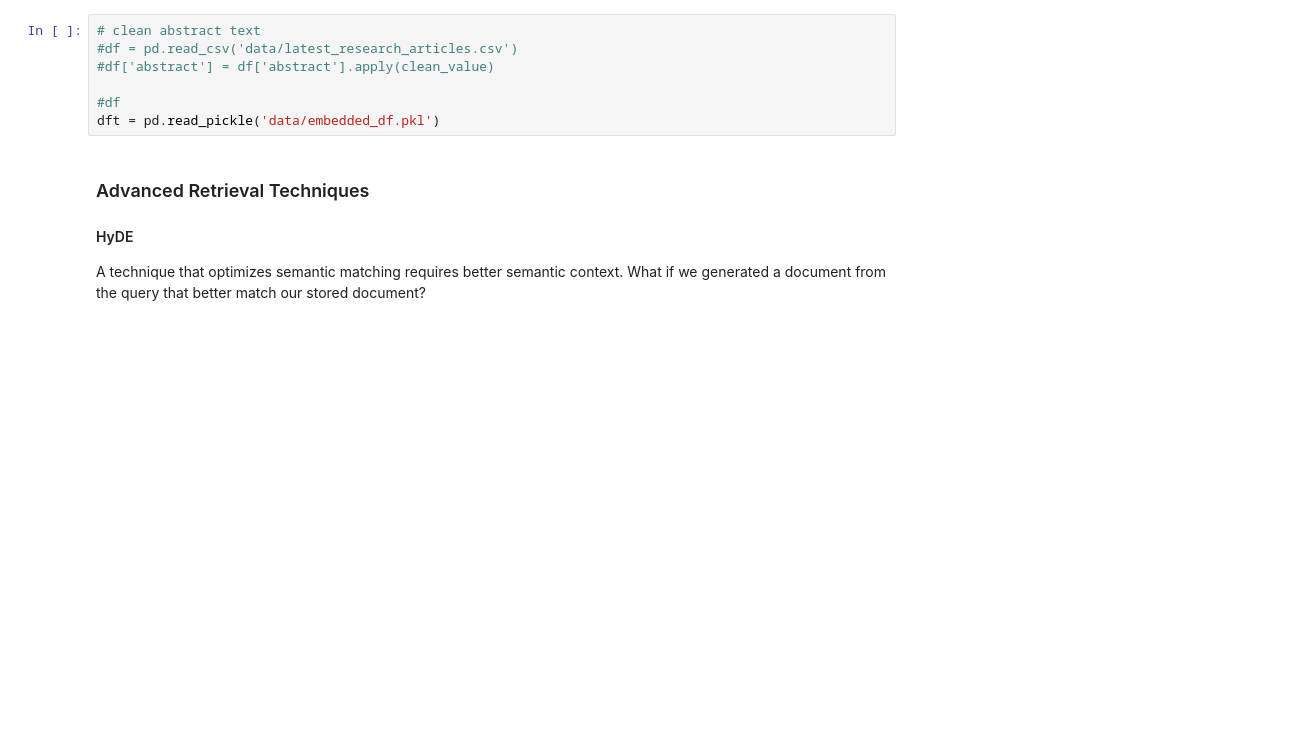
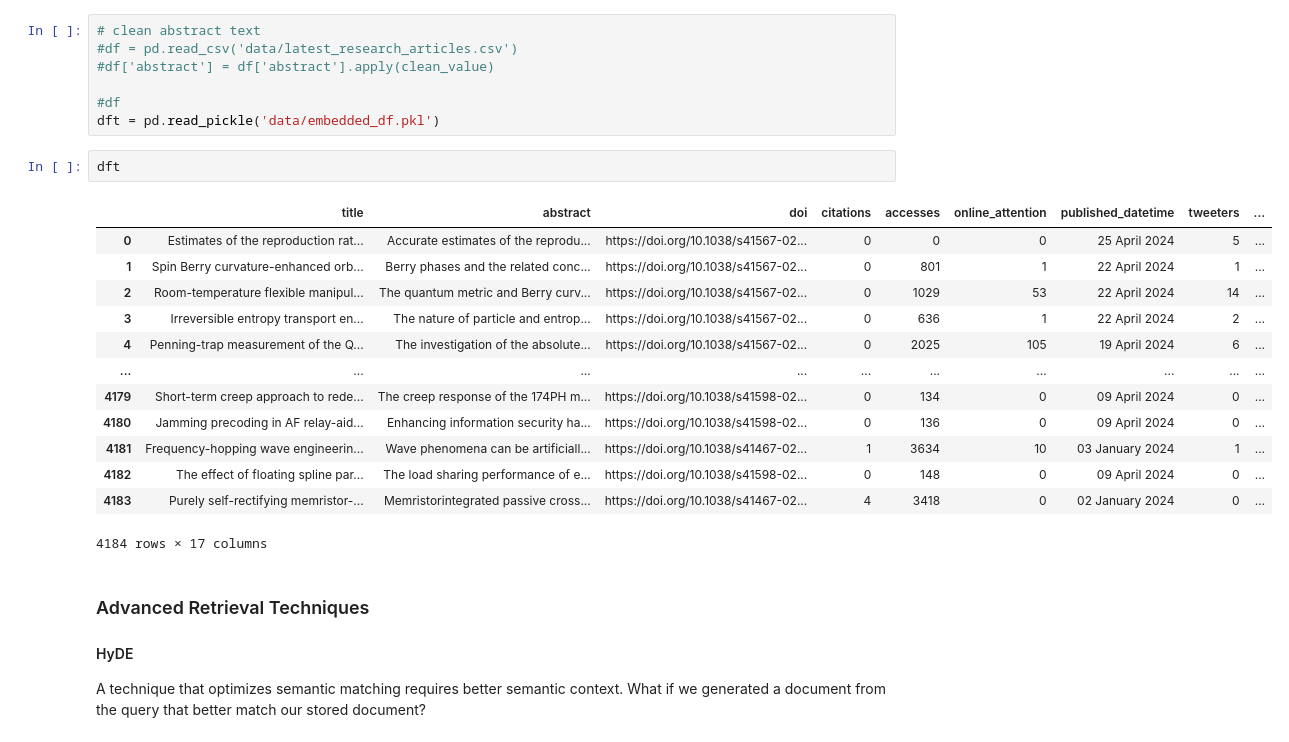
Before and after one commit to cybernewbee/gsb570, a Jupyter notebook: 3-Embeddings/4-RAG-HyDE.ipynb, the cells around one changed output. Drawn from its saved outputs; the diff is of its cells as text; blank space fills up the shorter version.

```diff
--- a/3-Embeddings/4-RAG-HyDE.ipynb
+++ b/3-Embeddings/4-RAG-HyDE.ipynb
@@ -65,6 +65,22 @@ def print_top_values(list_stuff: list, num_items: int) -> None:
 
 #df
 dft = pd.read_pickle('data/embedded_df.pkl')
+# %%
+dft
+# %% [output]
+|  | title | abstract | doi | citations | accesses | online_attention | published_datetime | tweeters | ... |
+| 0 | Estimates of the reproduction rat... | Accurate estimates of the reprodu... | https://doi.org/10.1038/s41567-02... | 0 | 0 | 0 | 25 April 2024 | 5 | ... |
+| 1 | Spin Berry curvature-enhanced orb... | Berry phases and the related conc... | https://doi.org/10.1038/s41567-02... | 0 | 801 | 1 | 22 April 2024 | 1 | ... |
+| 2 | Room-temperature flexible manipul... | The quantum metric and Berry curv... | https://doi.org/10.1038/s41567-02... | 0 | 1029 | 53 | 22 April 2024 | 14 | ... |
+| 3 | Irreversible entropy transport en... | The nature of particle and entrop... | https://doi.org/10.1038/s41567-02... | 0 | 636 | 1 | 22 April 2024 | 2 | ... |
+| 4 | Penning-trap measurement of the Q... | The investigation of the absolute... | https://doi.org/10.1038/s41567-02... | 0 | 2025 | 105 | 19 April 2024 | 6 | ... |
+| ... | ... | ... | ... | ... | ... | ... | ... | ... | ... |
+| 4179 | Short-term creep approach to rede... | The creep response of the 174PH m... | https://doi.org/10.1038/s41598-02... | 0 | 134 | 0 | 09 April 2024 | 0 | ... |
+| 4180 | Jamming precoding in AF relay-aid... | Enhancing information security ha... | https://doi.org/10.1038/s41598-02... | 0 | 136 | 0 | 09 April 2024 | 0 | ... |
+| 4181 | Frequency-hopping wave engineerin... | Wave phenomena can be artificiall... | https://doi.org/10.1038/s41467-02... | 1 | 3634 | 10 | 03 January 2024 | 1 | ... |
+| 4182 | The effect of floating spline par... | The load sharing performance of e... | https://doi.org/10.1038/s41598-02... | 0 | 148 | 0 | 09 April 2024 | 0 | ... |
+| 4183 | Purely self-rectifying memristor-... | Memristorintegrated passive cross... | https://doi.org/10.1038/s41467-02... | 4 | 3418 | 0 | 02 January 2024 | 0 | ... |
+4184 rows × 17 columns
 # %% [markdown]
 ### Advanced Retrieval Techniques
 #### HyDE
```
Also changed, not shown: parts of 5 cells of this notebook, 24 other files.
